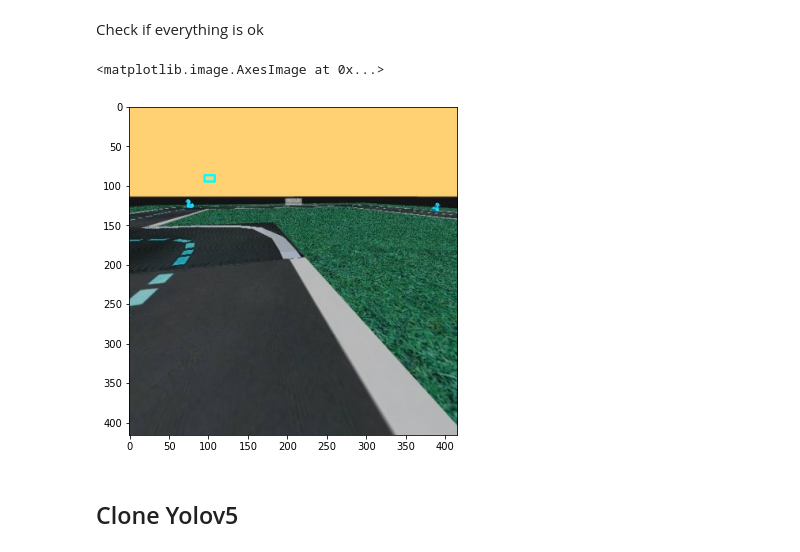
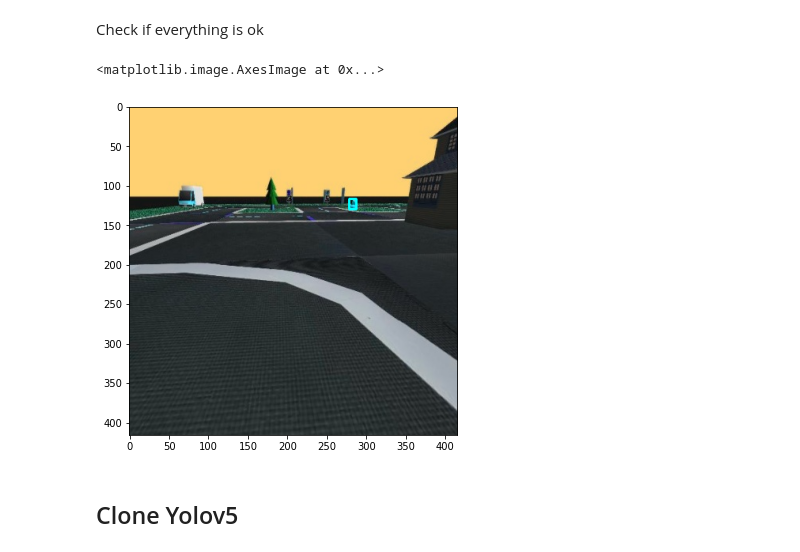
Before and after one commit to guthi1/mooc-exercises, a Jupyter notebook: project/solution/dev/yolo_training.ipynb, the cells around one changed output. Drawn from its saved outputs; the diff is of its cells as text; code cells hidden in the pictures.

```diff
--- a/project/solution/dev/yolo_training.ipynb
+++ b/project/solution/dev/yolo_training.ipynb
@@ -32,8 +32,8 @@ def xminyminxmaxymax2xywfnormalized(box, image_size):
     xmin, ymin, xmax, ymax = np.array(box, dtype=np.float64)
     center_x = (xmin+xmax)/2
     center_y = (ymin+ymax)/2
-    width = xmax-xmin
-    height = ymax-ymin
+    width = abs(xmax-xmin)
+    height = abs(ymax-ymin)
 
     normalized = np.array([center_x, center_y, width, height])/image_size
     return np.round(normalized, 5)
@@ -397,22 +409,16 @@ for filename in filenames:
     for obj in objs:
         label, x, y, w, h = obj
 
-        x_min = pt1[0]
-        y_min = pt1[1]
-        x_max = pt2[0]
-        y_max = pt2[1]
-
-        o, x, y, w, h = obj
-        pt1 = np.array([int(x_shape * (float(x) + float(w)/2)), int(y_shape * (float(y) + float(h)/2))])
-        pt2 = np.array([int(x_shape * (float(x) - float(w)/2)), int(y_shape * (float(y) - float(h)/2))])
+        pt1 = np.array([int(orig_x * (float(x) + float(w)/2)), int(orig_y * (float(y) + float(h)/2))])
+        pt2 = np.array([int(orig_x * (float(x) - float(w)/2)), int(orig_y * (float(y) - float(h)/2))])
 
         pt1_scaled = np.array([int(pt1[0] * scale_x), int(pt1[1] * scale_y)])
         pt2_scaled = np.array([int(pt2[0] * scale_x), int(pt2[1] * scale_y)])
 
-        x_min = pt1_sclaed[0]
-        y_min = pt1_sclaed[1]
-        x_max = pt2_sclaed[0]
-        y_max = pt2_sclaed[1]
+        x_min = pt1_scaled[0]
+        y_min = pt1_scaled[1]
+        x_max = pt2_scaled[0]
+        y_max = pt2_scaled[1]
 
         boxes.append([x_min, y_min, x_max, y_max])
         classes.append(label)
@@ -456,31 +444,31 @@ Check if everything is ok
 # %%
 from matplotlib import pyplot as plt
 
-yolo_data_img_path = '/content/dt_dataset/duckietown_dataset/train/images/real_11.jpg'
-yolo_data_txt_path = '/content/dt_dataset/duckietown_dataset/train/labels/real_11.txt'
+yolo_data_img_path = '/content/dt_dataset/duckietown_dataset/train/images/real_111.jpg'
+yolo_data_txt_path = '/content/dt_dataset/duckietown_dataset/train/labels/real_111.txt'
 colors = {0: (0, 255, 255), 1: (0, 165, 255), 2: (0, 250, 0), 3: (0, 0, 255)}
 
 
 # removing the new line characters
 with open(yolo_data_txt_path) as f:
     objs = [line.rstrip().split(' ') for line in f]
 
 img_ori = cv2.imread(yolo_data_img_path)
 x_shape, y_shape, channel = img_ori.shape
 
 for obj in objs:
     o, x, y, w, h = obj
 
     pt1 = np.array([int(x_shape * (float(x) + float(w)/2)), int(y_shape * (float(y) + float(h)/2))])
     pt2 = np.array([int(x_shape * (float(x) - float(w)/2)), int(y_shape * (float(y) - float(h)/2))])
     img_ori = cv2.rectangle(img_ori, pt1, pt2, colors[int(o)], 2)
 
 fig = plt.figure(figsize = (20,10))
 ax1 = fig.add_subplot(1,3,1)
 ax1.imshow(img_ori)
 # %% [output]
 <matplotlib.image.AxesImage at 0x...>
-[figure, old version]
+[figure, new version]
 # %% [markdown]
 ## Clone Yolov5
 # %%
```
Also changed, not shown: parts of 7 cells of this notebook.
